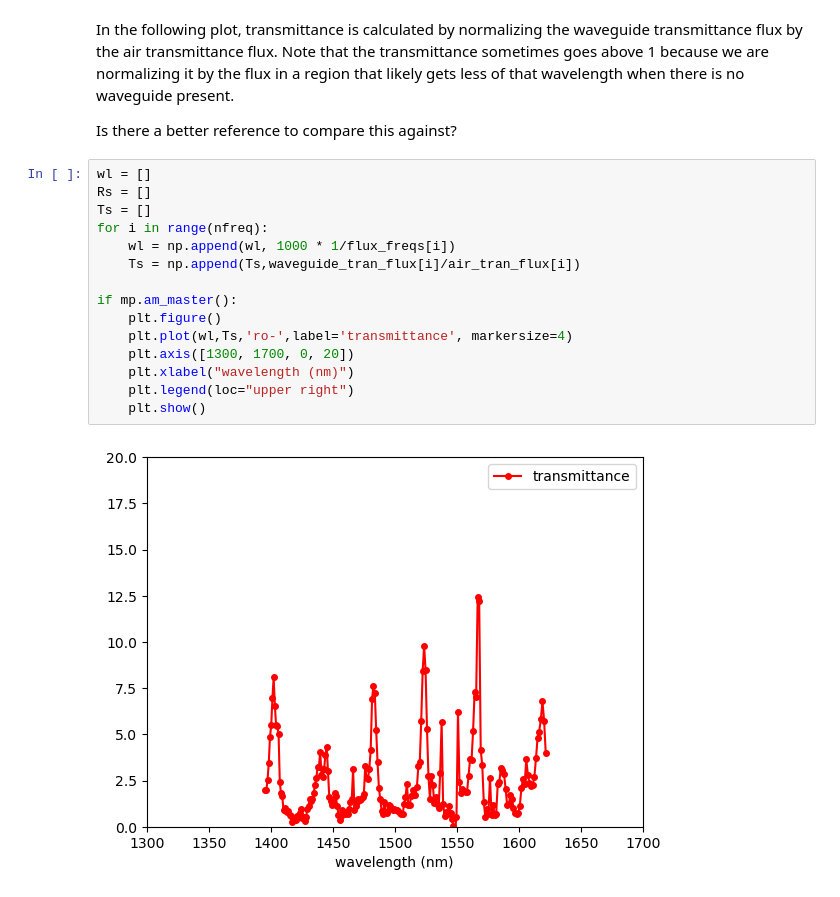
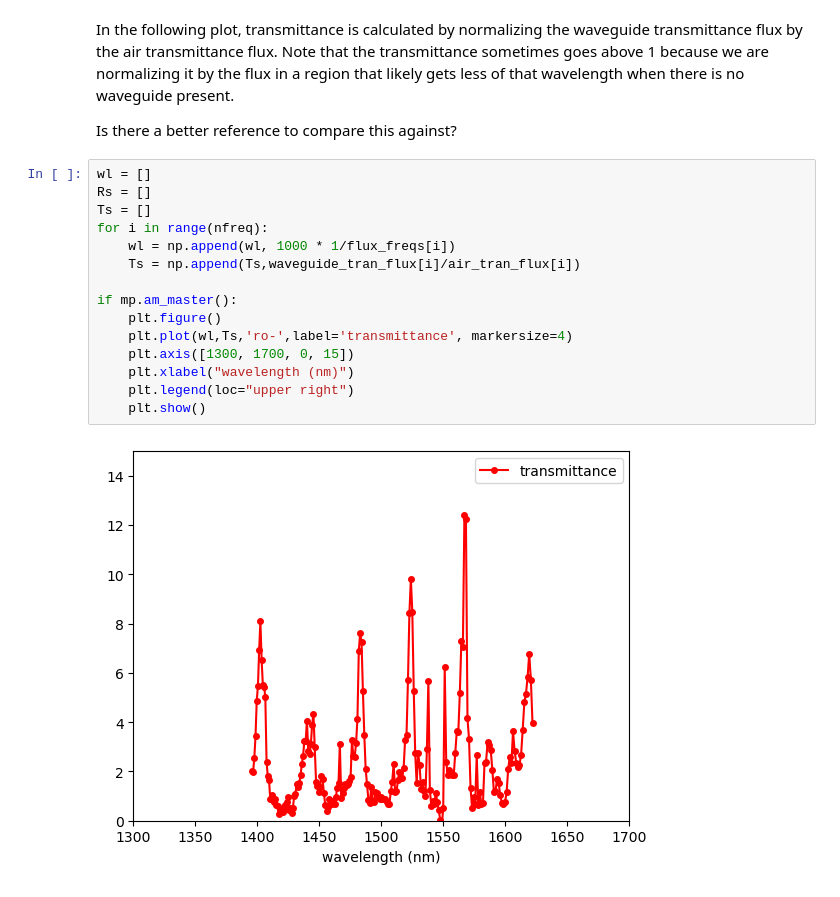
Before and after one commit to anthony-zhou/waveguide, a Jupyter notebook: transmission.ipynb, the cells around one changed output. Saved outputs shown, nothing was run; the diff lists cells and outputs as text.

Commit message:
Changed graph bounds

```diff
--- a/transmission.ipynb
+++ b/transmission.ipynb
@@ -216,17 +216,17 @@ Is there a better reference to compare this against?
 # %%
 wl = []
 Rs = []
 Ts = []
 for i in range(nfreq):
     wl = np.append(wl, 1000 * 1/flux_freqs[i])
     Ts = np.append(Ts,waveguide_tran_flux[i]/air_tran_flux[i])
 
 if mp.am_master():
     plt.figure()
     plt.plot(wl,Ts,'ro-',label='transmittance', markersize=4)
-    plt.axis([1300, 1700, 0, 20])
+    plt.axis([1300, 1700, 0, 15])
     plt.xlabel("wavelength (nm)")
     plt.legend(loc="upper right")
     plt.show()
 # %% [output]
-[figure, old version]
+[figure, new version]
```
